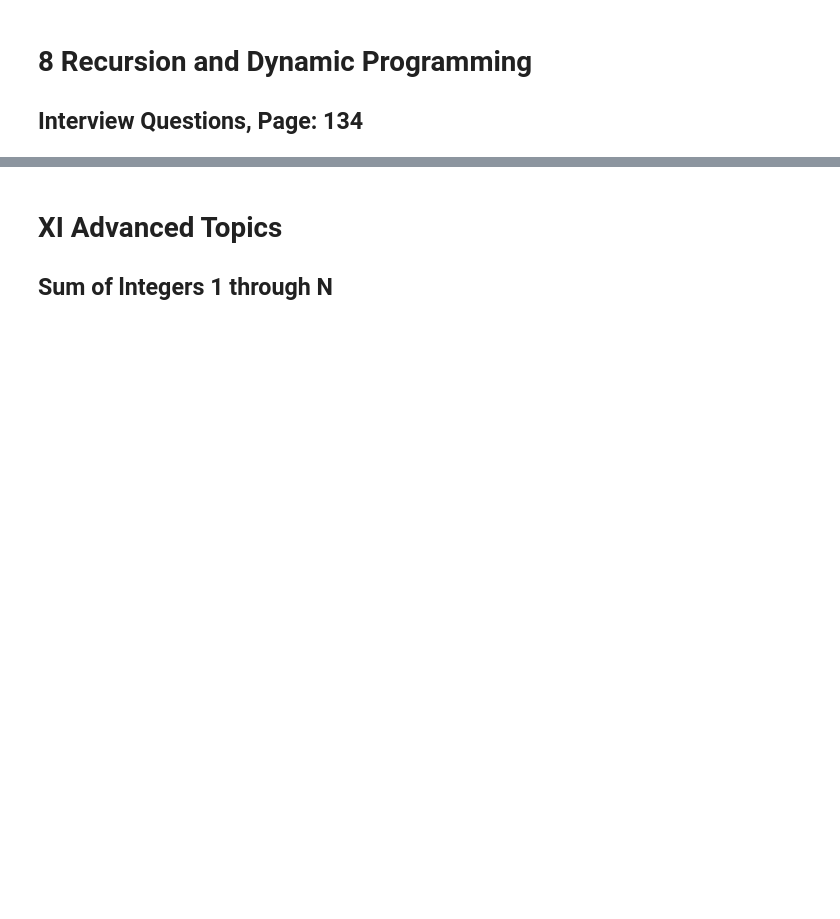
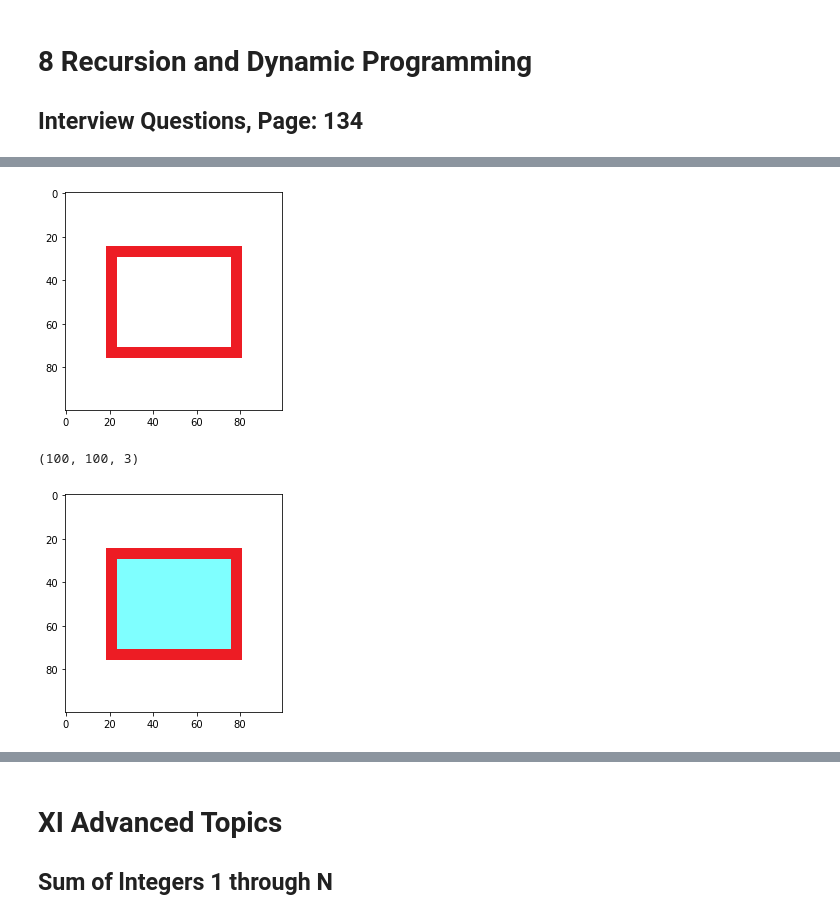
Before and after one commit to gtatiya/Python-Programming, a Jupyter notebook: Coding Interview/CtCI.ipynb, the cells around one changed output, grey strips where cells are left out. Saved outputs shown, nothing was run; the diff lists cells and outputs as text; code cells hidden in the pictures; blank space fills up the shorter version.

```diff
--- a/Coding Interview/CtCI.ipynb
+++ b/Coding Interview/CtCI.ipynb
@@ -574,0 +709,17 @@ day, hour, minute, second.millisecond-> 00:00:00:00.000
+# %%
+"""
+Q 8.5
+Recursive Multiply: Write a recursive function to multiply two positive integers without using the * operator (or / operator).
+You can use addition, subtraction, and bit shifting, but you should minimize the number of those operations.
+"""
+
+def multiplay(a, b, s):
+    print("b:", b)
+    if b == 0:
+        return s
+
+    return multiplay(a, b-1, s+a)  # GT: Always return the recursive result
+
+a, b = 5, 10
+
+print("Result:", multiplay(max(a, b), min(a, b), 0)) # O(s), where s is the smaller of the two numbers
@@ -574,0 +772,45 @@ day, hour, minute, second.millisecond-> 00:00:00:00.000
+# %%
+"""
+8.10
+Paint Fill: Implement the "paint fill" function that one might see on many image editing programs.
+That is, given a screen (represented by a two-dimensional array of colors), a point, and a new color,
+fill in the surrounding area until the color changes from the original color.
+"""
+
+image = mpimg.imread("CtCI_8-10.png")
+#image[5][5] = [0.5, 1, 1]
+plt.imshow(image, cmap=plt.cm.gray)
+plt.show()
+print(image.shape)
+
+# print(image[40][23])
+# print(image[5][5])
+
+def paint_fill(img, r, c, color, mem={}):
+    if (r, c) not in mem:
+        ori_color = img[r][c][0]
+        img[r][c][0] = color
+        mem[(r, c)] = color
+
+        max_r, max_c, _ = img.shape
+
+        if max_r > r+1 and img[r+1][c][0] == ori_color:
+            img = paint_fill(img, r+1, c, color, mem)
+        if 0 < r-1 and img[r-1][c][0] == ori_color:
+            img = paint_fill(img, r-1, c, color, mem)
+        if max_c > c+1 and img[r][c+1][0] == ori_color:
+            img = paint_fill(img, r, c+1, color, mem)
+        if 0 < c-1 and img[r][c-1][0] == ori_color:
+            img = paint_fill(img, r, c-1, color, mem)
+
+    return img
+
+image = paint_fill(image, 40, 40, 0.5) # Inside rectangle
+#image = paint_fill(image, 40, 20, 0.5) # On rectangle
+#image = paint_fill(image, 5, 5, 0.5) # Outside rectangle - not optimal
+plt.imshow(image, cmap=plt.cm.gray)
+plt.show()
+# %% [output]
+[figure, added]
+(100, 100, 3)
+[figure, added]
```
Also changed, not shown: parts of 19 cells of this notebook, 5 other files.
